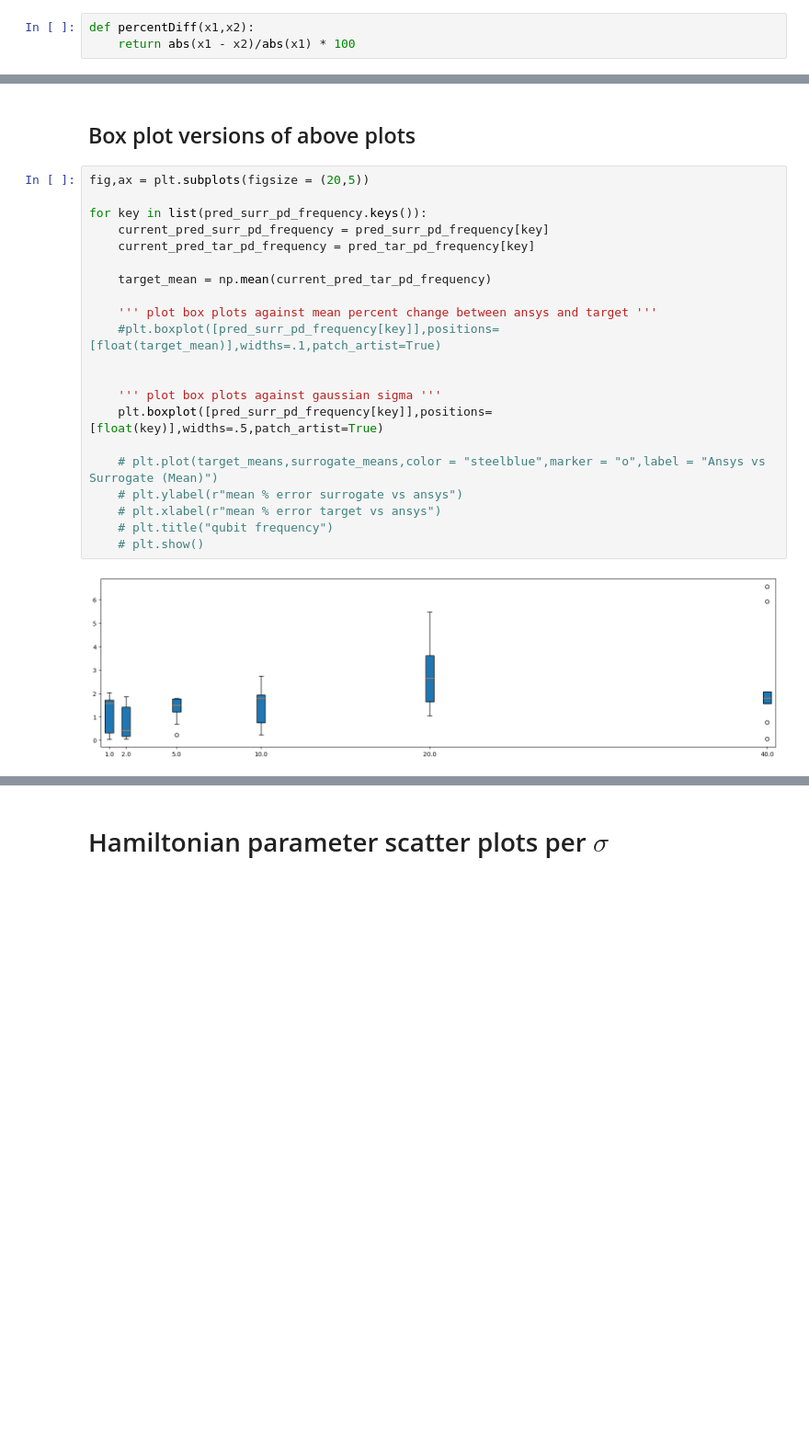
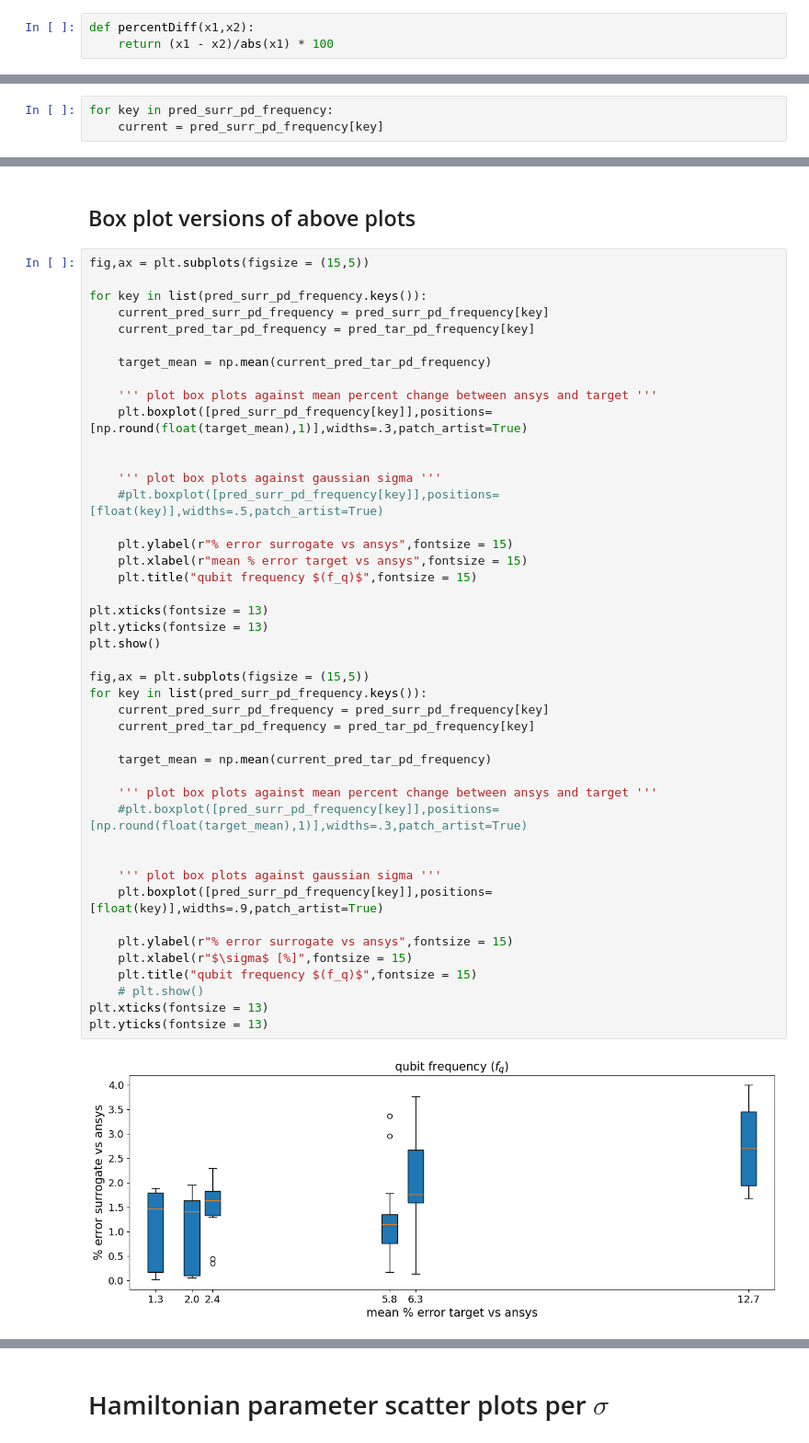
Before and after one commit to CosmiQuantum/ML_qubit_design, a Jupyter notebook: model_predict_qubit-TransmonCross-Hamiltonian_params/validation_12_data_analysis_surrogate_stress_tests.ipynb, the cells around one changed output, grey strips where cells are left out. Shown at 92% size. Saved outputs shown, nothing was run; the diff lists cells and outputs as text; blank space fills up the shorter version.

Commit message:
inverse + surrogate boxplot fix
as well as some other updates to validation notebooks

```diff
--- a/model_predict_qubit-TransmonCross-Hamiltonian_params/validation_12_data_analysis_surrogate_stress_tests.ipynb
+++ b/model_predict_qubit-TransmonCross-Hamiltonian_params/validation_12_data_analysis_surrogate_stress_tests.ipynb
@@ -5,4 +5,4 @@ import matplotlib.pyplot as plt
 from matplotlib.lines import Line2D
 # %%
 def percentDiff(x1,x2):
-    return abs(x1 - x2)/abs(x1) * 100
+    return (x1 - x2)/abs(x1) * 100
@@ -44,0 +47,3 @@ for i in range(len(simulation_results)):
+# %%
+for key in pred_surr_pd_frequency:
+    current = pred_surr_pd_frequency[key]
@@ -120,25 +193,48 @@ plt.show()
 # %% [markdown]
 ## Box plot versions of above plots
 # %%
-fig,ax = plt.subplots(figsize = (20,5))
+fig,ax = plt.subplots(figsize = (15,5))
 
 for key in list(pred_surr_pd_frequency.keys()):
     current_pred_surr_pd_frequency = pred_surr_pd_frequency[key]
     current_pred_tar_pd_frequency = pred_tar_pd_frequency[key]
 
     target_mean = np.mean(current_pred_tar_pd_frequency)
 
     ''' plot box plots against mean percent change between ansys and target '''
-    #plt.boxplot([pred_surr_pd_frequency[key]],positions=[float(target_mean)],widths=.1,patch_artist=True)
+    plt.boxplot([pred_surr_pd_frequency[key]],positions=[np.round(float(target_mean),1)],widths=.3,patch_artist=True)
 
 
     ''' plot box plots against gaussian sigma '''
-    plt.boxplot([pred_surr_pd_frequency[key]],positions=[float(key)],widths=.5,patch_artist=True)
+    #plt.boxplot([pred_surr_pd_frequency[key]],positions=[float(key)],widths=.5,patch_artist=True)
 
-    # plt.plot(target_means,surrogate_means,color = "steelblue",marker = "o",label = "Ansys vs Surrogate (Mean)")
-    # plt.ylabel(r"mean % error surrogate vs ansys")
-    # plt.xlabel(r"mean % error target vs ansys")
-    # plt.title("qubit frequency")
+    plt.ylabel(r"% error surrogate vs ansys",fontsize = 15)
+    plt.xlabel(r"mean % error target vs ansys",fontsize = 15)
+    plt.title("qubit frequency $(f_q)$",fontsize = 15)
+
+plt.xticks(fontsize = 13)
+plt.yticks(fontsize = 13)
+plt.show()
+
+fig,ax = plt.subplots(figsize = (15,5))
+for key in list(pred_surr_pd_frequency.keys()):
+    current_pred_surr_pd_frequency = pred_surr_pd_frequency[key]
+    current_pred_tar_pd_frequency = pred_tar_pd_frequency[key]
+
+    target_mean = np.mean(current_pred_tar_pd_frequency)
+
+    ''' plot box plots against mean percent change between ansys and target '''
+    #plt.boxplot([pred_surr_pd_frequency[key]],positions=[np.round(float(target_mean),1)],widths=.3,patch_artist=True)
+
+
+    ''' plot box plots against gaussian sigma '''
+    plt.boxplot([pred_surr_pd_frequency[key]],positions=[float(key)],widths=.9,patch_artist=True)
+
+    plt.ylabel(r"% error surrogate vs ansys",fontsize = 15)
+    plt.xlabel(r"$\sigma$ [%]",fontsize = 15)
+    plt.title("qubit frequency $(f_q)$",fontsize = 15)
     # plt.show()
+plt.xticks(fontsize = 13)
+plt.yticks(fontsize = 13)
 # %% [output]
-[figure, old version]
+[figure, new version]
```
Also changed, not shown: parts of 18 cells of this notebook, 3 other files.
